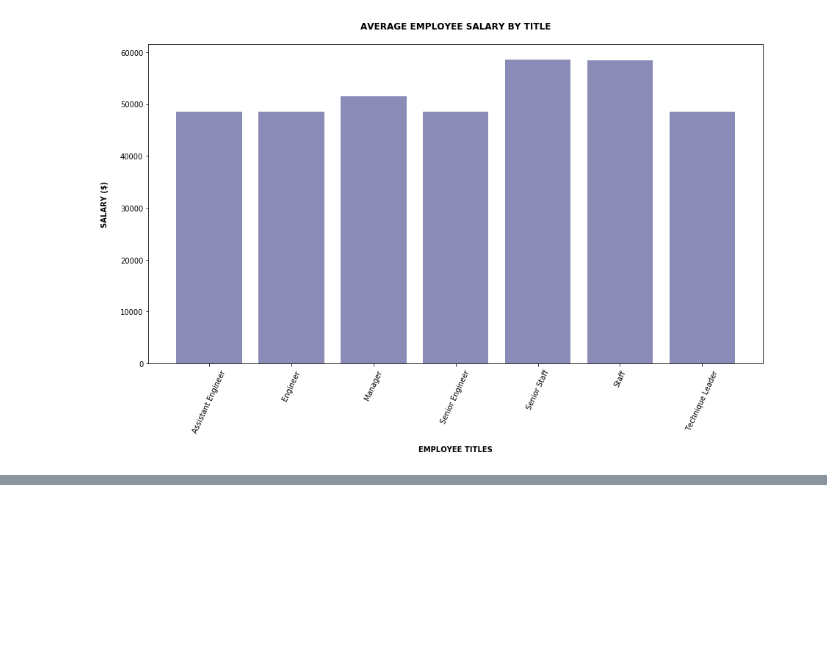
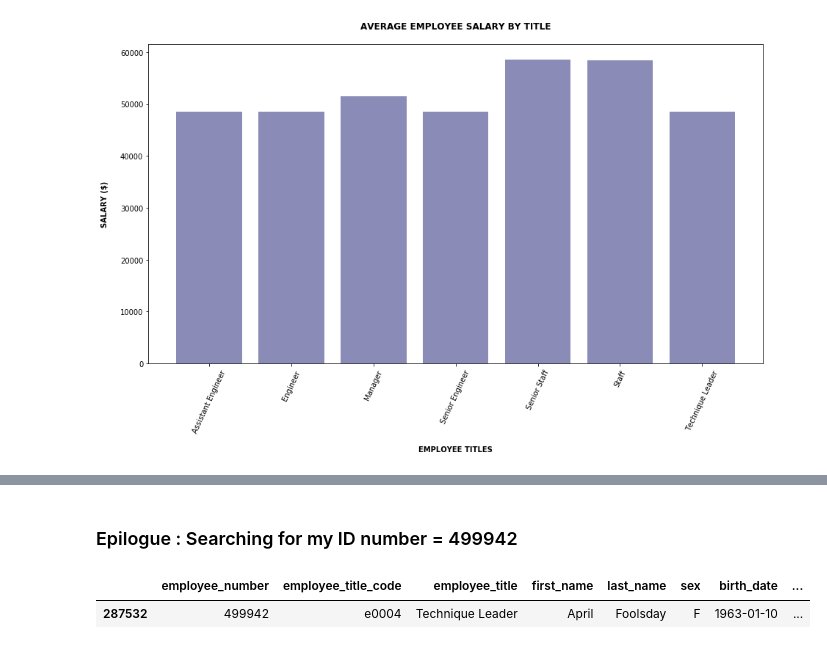
Before and after one commit to ShimsyV/sql-challenge, a Jupyter notebook: SQLpanda.ipynb, the cells around one changed output, grey strips where cells are left out. Saved outputs shown, nothing was run; the diff lists cells and outputs as text; code cells hidden in the pictures; blank space fills up the shorter version.

Commit message:
Epilogue : Searching for my ID number = 499942

```diff
--- a/SQLpanda.ipynb
+++ b/SQLpanda.ipynb
@@ -196,0 +206,7 @@ Text(0.5, 1.0, 'AVERAGE EMPLOYEE SALARY BY TITLE\n')
+# %% [markdown]
+### Epilogue : Searching for my ID number = 499942
+# %%
+new_df.query('employee_number == 499942')
+# %% [output]
+|  | employee_number | employee_title_code | employee_title | first_name | last_name | sex | birth_date | ... |
+| 287532 | 499942 | e0004 | Technique Leader | April | Foolsday | F | 1963-01-10 | ... |
```
Also changed, not shown: parts of 3 cells of this notebook.
